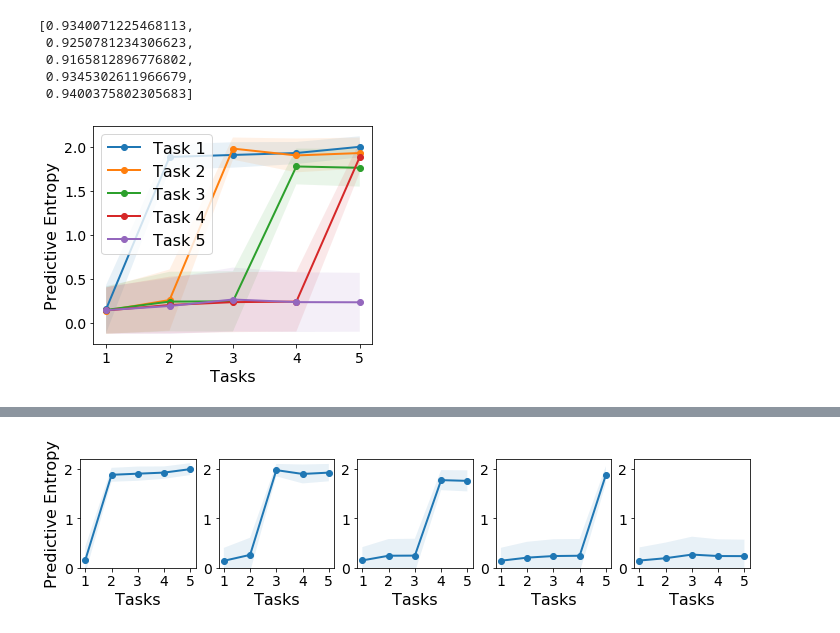
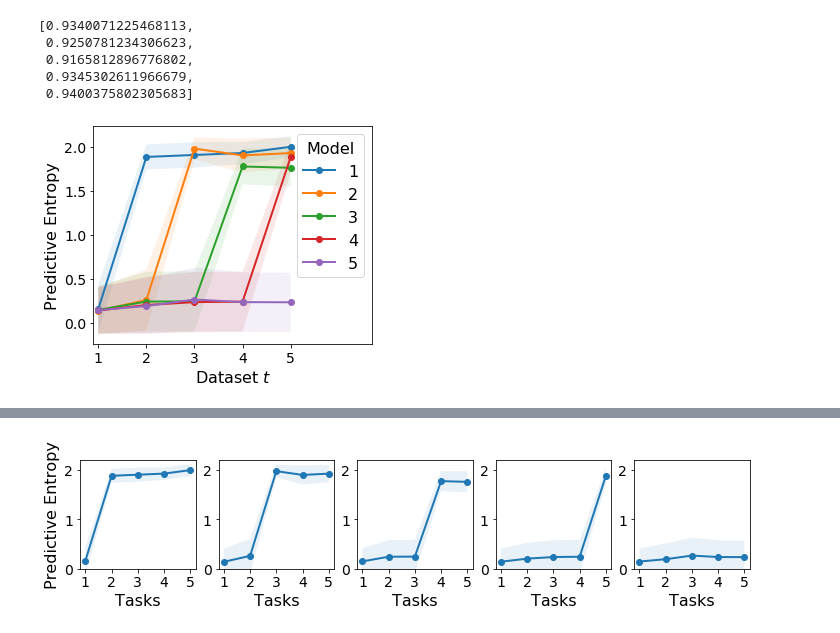
Before and after one commit to skezle/IBP_BNN, a Jupyter notebook: ddm/uncerts.ipynb, the cells around one changed output, grey strips where cells are left out. Cells and saved outputs as stored; diff of their text form; code cells hidden in the pictures.

```diff
--- a/ddm/uncerts.ipynb
+++ b/ddm/uncerts.ipynb
@@ -143,19 +143,20 @@ legend_size = 16
 num_tasks = 5
 fig, ax = plt.subplots(1, 1, figsize=(5, 4))
 for i in range(num_tasks):
-    ax.plot(np.arange(len(all_uncerts[i])) + 1,
-               [np.mean(all_uncerts[i][j]) for j in range(num_tasks)],
-               label='Task {}'.format(i+1),
+    ax.plot(np.arange(len(all_uncerts_split[i])) + 1,
+               [np.mean(all_uncerts_split[i][j]) for j in range(num_tasks)],
+               label='{}'.format(i+1),
                marker='o', linewidth=lw)
-    ax.fill_between(np.arange(len(all_uncerts[i])) + 1,
-               [np.mean(all_uncerts[i][j]) - np.std(all_uncerts[i][j]) for j in range(num_tasks)],
-               [np.mean(all_uncerts[i][j]) + np.std(all_uncerts[i][j]) for j in range(num_tasks)],
+    ax.fill_between(np.arange(len(all_uncerts_split[i])) + 1,
+               [np.mean(all_uncerts_split[i][j]) - np.std(all_uncerts_split[i][j]) for j in range(num_tasks)],
+               [np.mean(all_uncerts_split[i][j]) + np.std(all_uncerts_split[i][j]) for j in range(num_tasks)],
                alpha=0.1)
-    ax.set_xticks(np.arange(len(all_uncerts[i])) + 1)
-    ax.legend(fontsize=legend_size, loc='upper left')
-    ax.set_xlabel('Tasks', fontsize=legend_size)
+    ax.set_xticks(np.arange(len(all_uncerts_split[i])) + 1)
+    ax.legend(fontsize=legend_size, title="Model", title_fontsize=legend_size, loc='upper right')
+    ax.set_xlabel('Dataset $t$', fontsize=legend_size)
     ax.tick_params(labelsize=tick_size)
     ax.set_ylabel('Predictive Entropy', fontsize=legend_size)
     #ax[i].set_ylim(0.0, 2.0)
+    ax.set_xlim(0.9, 6.7)
 plt.show()
 # %% [output]
@@ -220,7 +221,7 @@ val = True
 #data_gen = SplitMnistGenerator(val)
 data_gen = PermutedMnistGenerator(max_iter=5, val=val)
 all_acc = np.array([])
-all_uncerts, accs = {}, {}
+all_uncerts_perm, accs = {}, {}
 all_x_testsets, all_y_testsets = [], []
 x_testsets, y_testsets = [], []
 
@@ -293,7 +294,7 @@ for task_id in range(data_gen.max_iter):
     uncert = get_uncertainties(model, all_x_testsets, all_y_testsets, single_head, task_id, bsize)
     acc = get_scores(model, all_x_testsets, all_y_testsets, bsize, single_head)
     accs[task_id] = acc
-    all_uncerts[task_id] = uncert
+    all_uncerts_perm[task_id] = uncert
 
     _acc = get_scores(model, x_testsets, y_testsets, bsize, single_head)
     all_acc = concatenate_results(_acc, all_acc)
@@ -331,28 +332,29 @@ acc
 # %%
 lw = 2
 grid_color = '0.1'
 grid_lw = 0.2
 title_size = 16
 label_size = 22
 tick_size = 14
 legend_size = 16
 num_tasks = 5
 fig, ax = plt.subplots(1, 1, figsize=(5, 4))
 for i in range(num_tasks):
-    ax.plot(np.arange(len(all_uncerts[i])) + 1,
-               [np.mean(all_uncerts[i][j]) for j in range(num_tasks)],
-               label='Task {}'.format(i+1),
+    ax.plot(np.arange(len(all_uncerts_perm[i])) + 1,
+               [np.mean(all_uncerts_perm[i][j]) for j in range(num_tasks)],
+               label='{}'.format(i+1),
                marker='o', linewidth=lw)
-    ax.fill_between(np.arange(len(all_uncerts[i])) + 1,
-               [np.mean(all_uncerts[i][j]) - np.std(all_uncerts[i][j]) for j in range(num_tasks)],
-               [np.mean(all_uncerts[i][j]) + np.std(all_uncerts[i][j]) for j in range(num_tasks)],
+    ax.fill_between(np.arange(len(all_uncerts_perm[i])) + 1,
+               [np.mean(all_uncerts_perm[i][j]) - np.std(all_uncerts_perm[i][j]) for j in range(num_tasks)],
+               [np.mean(all_uncerts_perm[i][j]) + np.std(all_uncerts_perm[i][j]) for j in range(num_tasks)],
                alpha=0.1)
-    ax.set_xticks(np.arange(len(all_uncerts[i])) + 1)
-    ax.legend(fontsize=legend_size, loc='upper left')
-    ax.set_xlabel('Tasks', fontsize=legend_size)
+    ax.set_xticks(np.arange(len(all_uncerts_perm[i])) + 1)
+    ax.legend(fontsize=legend_size, title="Model", title_fontsize=legend_size, loc='upper right')
+    ax.set_xlabel('Dataset $t$', fontsize=legend_size)
     ax.tick_params(labelsize=tick_size)
     ax.set_ylabel('Predictive Entropy', fontsize=legend_size)
     #ax[i].set_ylim(0.0, 2.0)
+    ax.set_xlim(0.9, 6.7)
 plt.show()
 # %% [output]
-[figure, old version]
+[figure, new version]
```
Also changed, not shown: parts of 5 cells of this notebook, 15 other files.
